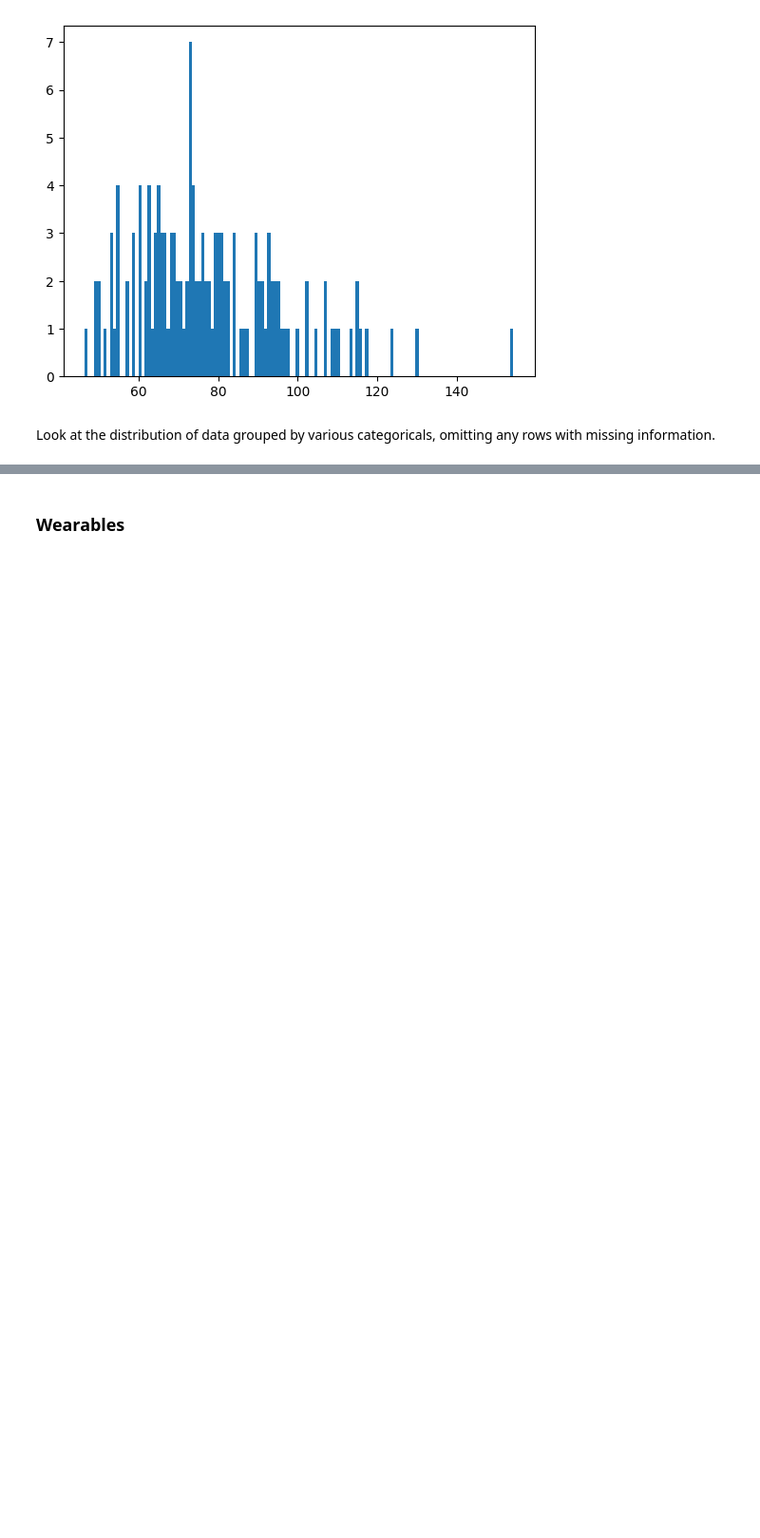
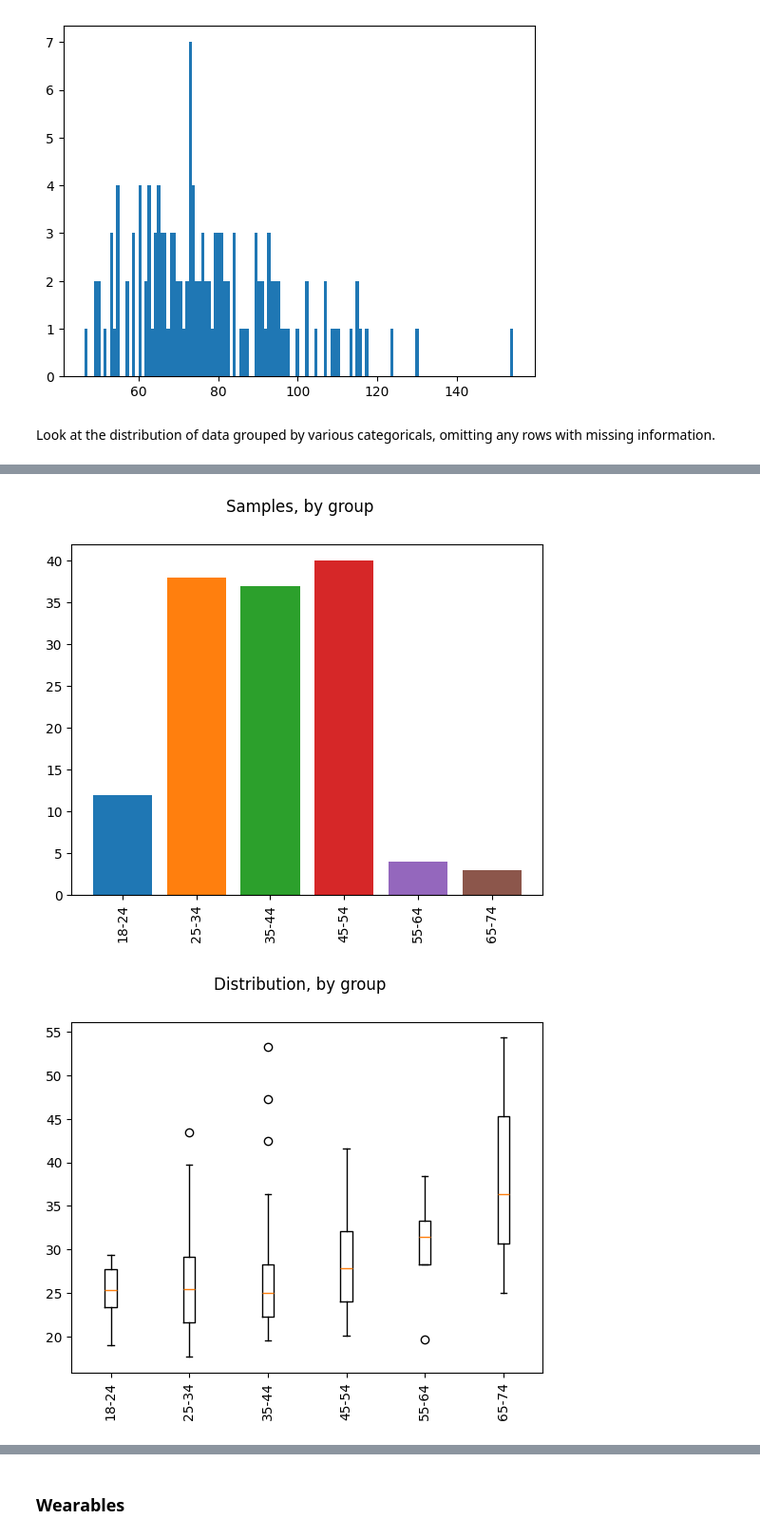
Before and after one commit to AIPI510/aipi510-fall24, a Jupyter notebook: ta4-trackstars.ipynb, the cells around one changed output, grey strips where cells are left out. Shown at 95% size. Saved outputs shown, nothing was run; the diff lists cells and outputs as text; code cells hidden in the pictures; blank space fills up the shorter version.

```diff
--- a/ta4-trackstars.ipynb
+++ b/ta4-trackstars.ipynb
@@ -347,3 +370,9 @@ box_plot_groups(country_groups, 'bmi')
+# %%
+age_groups = df.groupby(by='age_range')
+box_plot_groups(age_groups, 'bmi')
+# %% [output]
+[figure, added]
+[figure, added]
 # %% [markdown]
 ❗️**Insights**:
 
```
Also changed, not shown: parts of 17 cells of this notebook.
